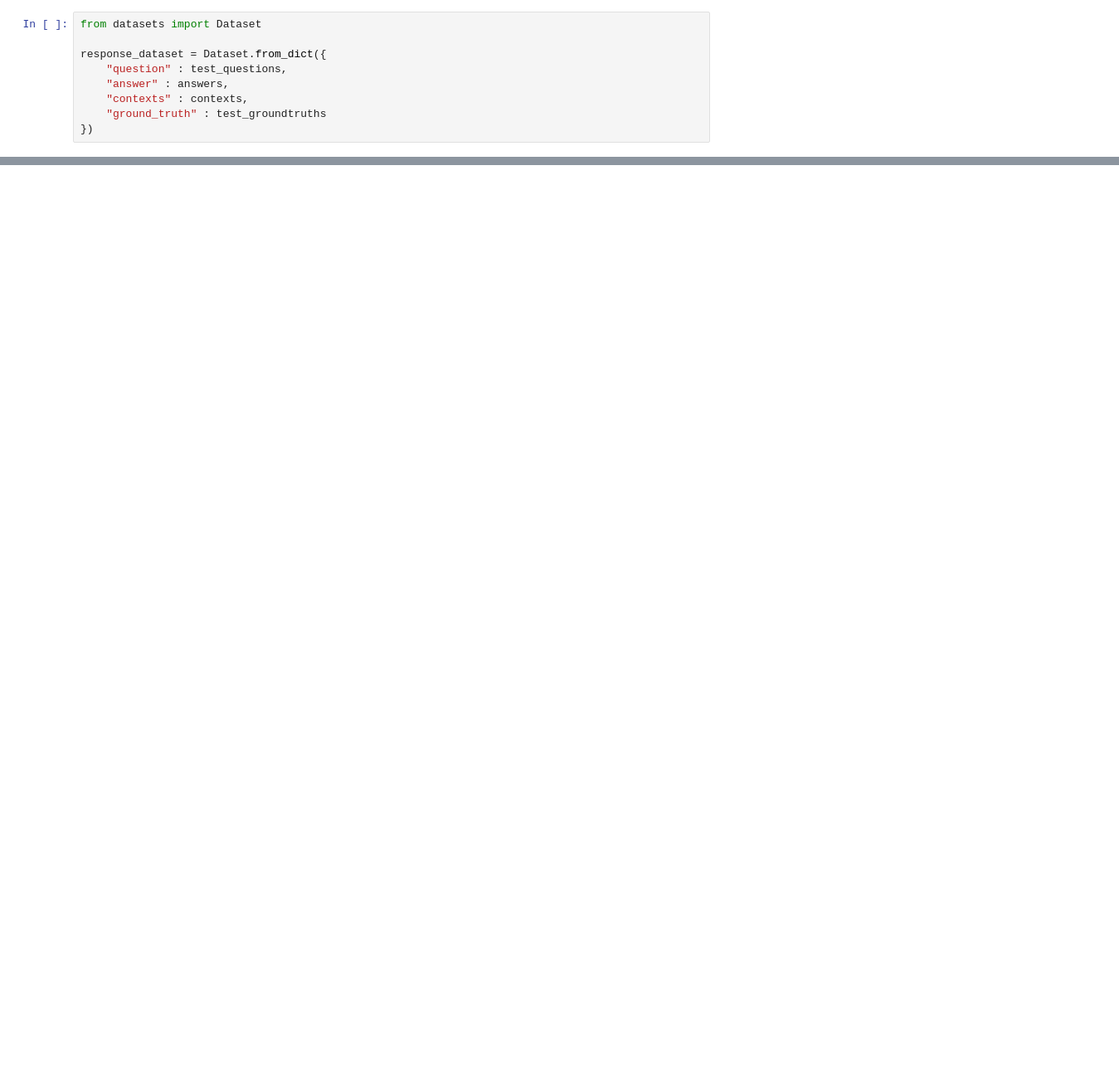
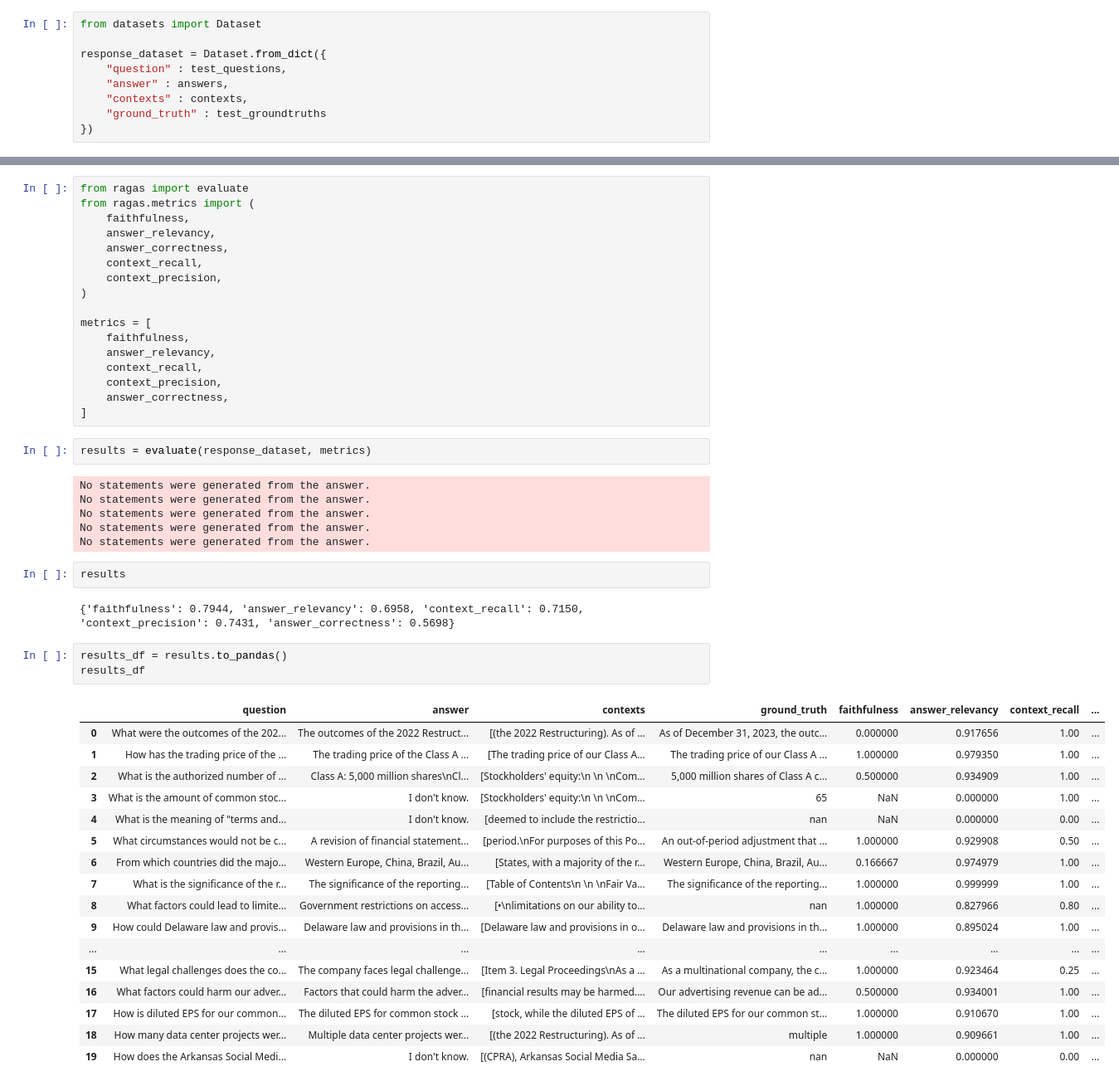
Before and after one commit to shoshana-levitt/AIE2-midterm, a Jupyter notebook: meta-10-k-filings.ipynb, the cells around one changed output, grey strips where cells are left out. Shown: that part at 83% size. Cells and saved outputs as stored; diff of their text form; blank space fills up the shorter version.

```diff
--- a/meta-10-k-filings.ipynb
+++ b/meta-10-k-filings.ipynb
@@ -223,3 +227,53 @@ response_dataset[0]
   'Note\xa03. Restructuring\n2023 Restructuring\nIn March 2023, we announced three rounds of planned layoffs to further reduce our company size by approximately 10,000 employees across the Family',
   'employees across the FoA and RL segments, and a pivot towards a next generation data center design, including cancellation of multiple data center projects'],
  'ground_truth': 'As of December 31, 2023, the outcomes of the 2022 Restructuring were the completion of the data center initiatives and the employee layoffs.'}
+# %%
+from ragas import evaluate
+from ragas.metrics import (
+    faithfulness,
+    answer_relevancy,
+    answer_correctness,
+    context_recall,
+    context_precision,
+)
+
+metrics = [
+    faithfulness,
+    answer_relevancy,
+    context_recall,
+    context_precision,
+    answer_correctness,
+]
+# %%
+results = evaluate(response_dataset, metrics)
+# %% [output]
+No statements were generated from the answer.
+No statements were generated from the answer.
+No statements were generated from the answer.
+No statements were generated from the answer.
+No statements were generated from the answer.
+# %%
+results
+# %% [output]
+{'faithfulness': 0.7944, 'answer_relevancy': 0.6958, 'context_recall': 0.7150, 'context_precision': 0.7431, 'answer_correctness': 0.5698}
+# %%
+results_df = results.to_pandas()
+results_df
+# %% [output]
+|  | question | answer | contexts | ground_truth | faithfulness | answer_relevancy | context_recall | ... |
+| 0 | What were the outcomes of the 202... | The outcomes of the 2022 Restruct... | [(the 2022 Restructuring). As of ... | As of December 31, 2023, the outc... | 0.000000 | 0.917656 | 1.00 | ... |
+| 1 | How has the trading price of the ... | The trading price of the Class A ... | [The trading price of our Class A... | The trading price of our Class A ... | 1.000000 | 0.979350 | 1.00 | ... |
+| 2 | What is the authorized number of ... | Class A: 5,000 million shares\nCl... | [Stockholders' equity:\n \n \nCom... | 5,000 million shares of Class A c... | 0.500000 | 0.934909 | 1.00 | ... |
+| 3 | What is the amount of common stoc... | I don't know. | [Stockholders' equity:\n \n \nCom... | 65 | NaN | 0.000000 | 1.00 | ... |
+| 4 | What is the meaning of "terms and... | I don't know. | [deemed to include the restrictio... | nan | NaN | 0.000000 | 0.00 | ... |
+| 5 | What circumstances would not be c... | A revision of financial statement... | [period.\nFor purposes of this Po... | An out-of-period adjustment that ... | 1.000000 | 0.929908 | 0.50 | ... |
+| 6 | From which countries did the majo... | Western Europe, China, Brazil, Au... | [States, with a majority of the r... | Western Europe, China, Brazil, Au... | 0.166667 | 0.974979 | 1.00 | ... |
+| 7 | What is the significance of the r... | The significance of the reporting... | [Table of Contents\n \n \nFair Va... | The significance of the reporting... | 1.000000 | 0.999999 | 1.00 | ... |
+| 8 | What factors could lead to limite... | Government restrictions on access... | [•\nlimitations on our ability to... | nan | 1.000000 | 0.827966 | 0.80 | ... |
+| 9 | How could Delaware law and provis... | Delaware law and provisions in th... | [Delaware law and provisions in o... | Delaware law and provisions in th... | 1.000000 | 0.895024 | 1.00 | ... |
+| ... | ... | ... | ... | ... | ... | ... | ... | ... |
+| 15 | What legal challenges does the co... | The company faces legal challenge... | [Item 3. Legal Proceedings\nAs a ... | As a multinational company, the c... | 1.000000 | 0.923464 | 0.25 | ... |
+| 16 | What factors could harm our adver... | Factors that could harm the adver... | [financial results may be harmed.... | Our advertising revenue can be ad... | 0.500000 | 0.934001 | 1.00 | ... |
+| 17 | How is diluted EPS for our common... | The diluted EPS for common stock ... | [stock, while the diluted EPS of ... | The diluted EPS for our common st... | 1.000000 | 0.910670 | 1.00 | ... |
+| 18 | How many data center projects wer... | Multiple data center projects wer... | [(the 2022 Restructuring). As of ... | multiple | 1.000000 | 0.909661 | 1.00 | ... |
+| 19 | How does the Arkansas Social Medi... | I don't know. | [(CPRA), Arkansas Social Media Sa... | nan | NaN | 0.000000 | 0.00 | ... |
```
Also changed, not shown: parts of 8 cells of this notebook.
